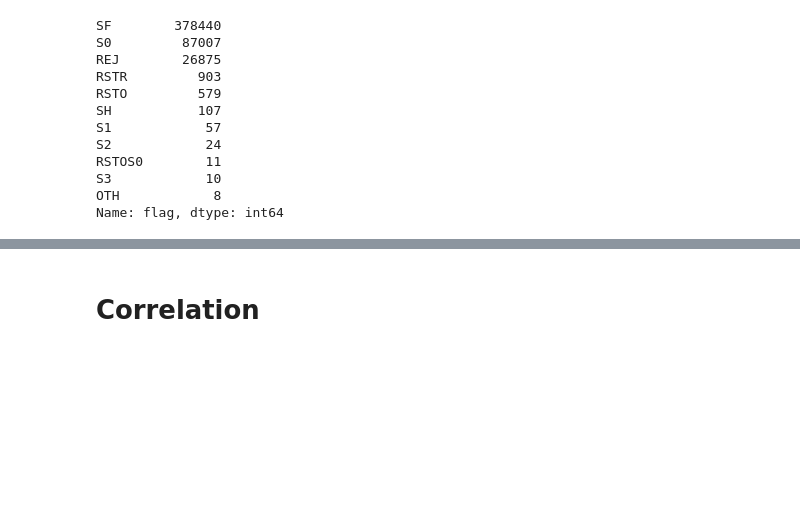
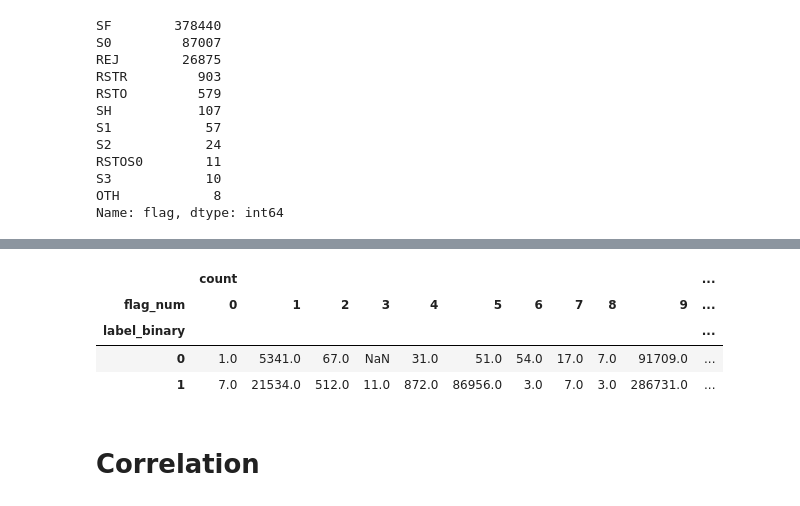
Before and after one commit to chinskiy/KDD-99, a Jupyter notebook: exploratory_analysis.ipynb, the cells around one changed output, grey strips where cells are left out. Saved outputs shown, nothing was run; the diff lists cells and outputs as text; code cells hidden in the pictures; blank space fills up the shorter version.

```diff
--- a/exploratory_analysis.ipynb
+++ b/exploratory_analysis.ipynb
@@ -144,3 +189,14 @@ for categorical_name in utils.categorical_names:
+# %%
+pd.pivot_table(data[['flag_num', 'label_binary']].assign(count=1),
+               index=['label_binary'],
+               columns=['flag_num'],
+               aggfunc='count')
+# %% [output]
+|  | count |  |  |  |  |  |  |  |  |  | ... |
+| flag_num | 0 | 1 | 2 | 3 | 4 | 5 | 6 | 7 | 8 | 9 | ... |
+| label_binary |  |  |  |  |  |  |  |  |  |  | ... |
+| 0 | 1.0 | 5341.0 | 67.0 | NaN | 31.0 | 51.0 | 54.0 | 17.0 | 7.0 | 91709.0 | ... |
+| 1 | 7.0 | 21534.0 | 512.0 | 11.0 | 872.0 | 86956.0 | 3.0 | 7.0 | 3.0 | 286731.0 | ... |
 # %% [markdown]
 # Correlation
 # %%
```
Also changed, not shown: parts of 10 cells of this notebook.
